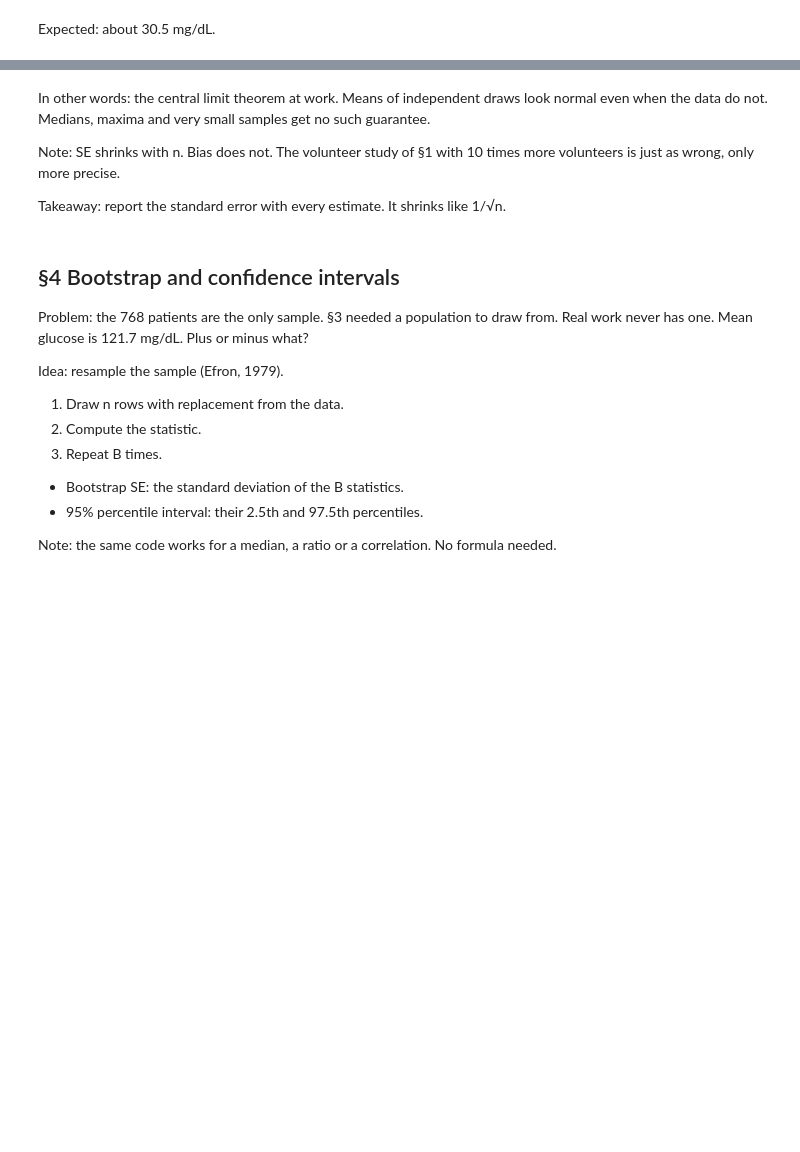
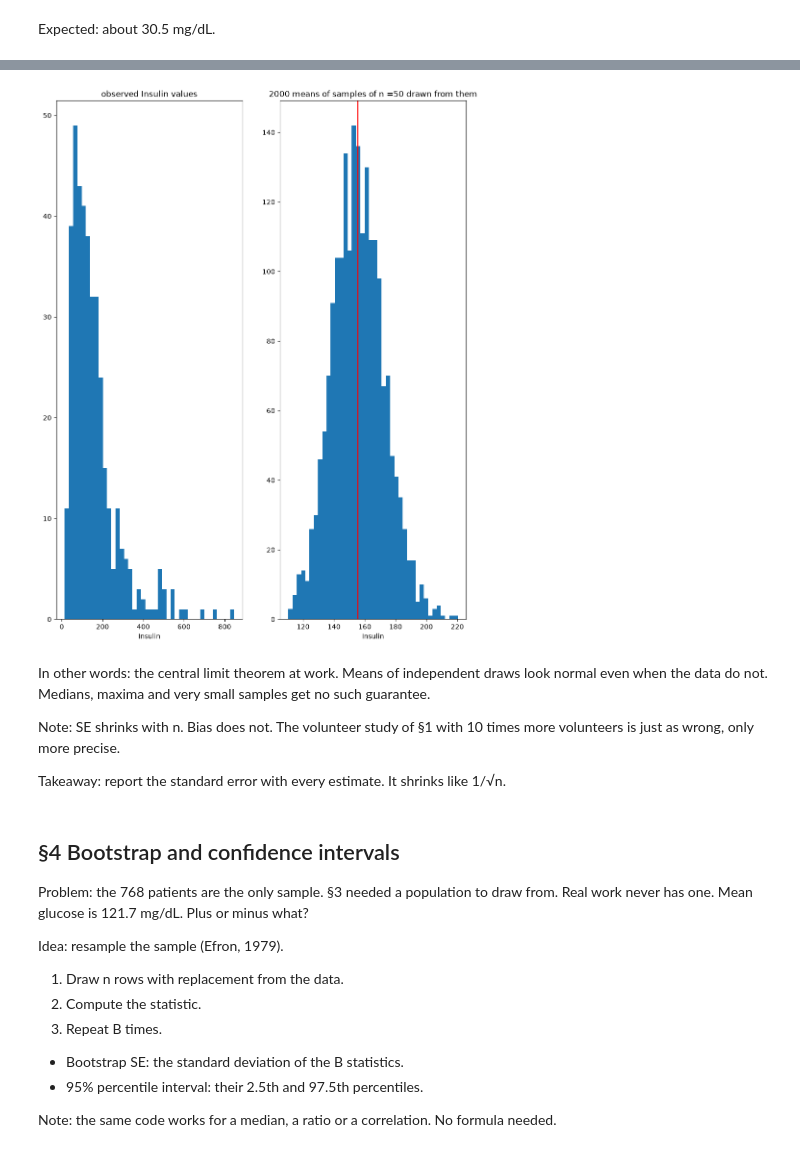
Before and after one commit to Hritvikk23/Quiz6, a Jupyter notebook: week09_sampling_inference.ipynb, the cells around one changed output, grey strips where cells are left out. Saved outputs shown, nothing was run; the diff lists cells and outputs as text; code cells hidden in the pictures; blank space fills up the shorter version.

```diff
--- a/week09_sampling_inference.ipynb
+++ b/week09_sampling_inference.ipynb
@@ -196,9 +315,26 @@ Expected: about 30.5 mg/dL.
 # %%
 # Exercise 3.3
 # Task: Insulin is skewed. Plot two histograms side by side:
 #   (a) the observed Insulin values, (b) 2000 means of samples of n = 50 drawn from them.
 # Expected output: (a) long right tail. (b) close to symmetric, centred near 155.
 # YOUR CODE HERE
+
+insulin = df["Insulin"].dropna().to_numpy()
+insulin_mean = sample_means(insulin, 50)
+
+fig, (ax1, ax2) = plt.subplots(1,2,figsize=(11,14))
+ax1.hist(insulin, bins = 40)
+ax1.set_title("observed Insulin values")
+ax1.set_xlabel("Insulin")
+
+ax2.hist(insulin_mean, bins = 40)
+ax2.set_title("2000 means of samples of n =50 drawn from them")
+ax2.set_xlabel("Insulin")
+plt.axvline(insulin.mean(), color = "red")
+
+plt.show()
+# %% [output]
+[figure, added]
 # %% [markdown]
 In other words: the central limit theorem at work. Means of independent draws look normal even when the data do not.
 Medians, maxima and very small samples get no such guarantee.
```
Also changed, not shown: parts of 10 cells of this notebook, 1 other file.
